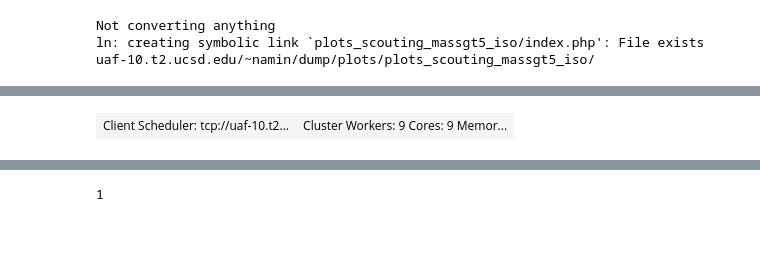
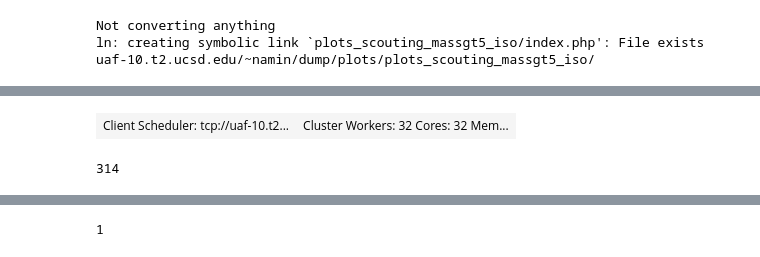
Before and after one commit to leonardogiannini/scouting, a Jupyter notebook: analysis/distributions_baseline.ipynb, the cells around one changed output, grey strips where cells are left out. Saved outputs shown, nothing was run; the diff lists cells and outputs as text; code cells hidden in the pictures.

```diff
--- a/analysis/distributions_baseline.ipynb
+++ b/analysis/distributions_baseline.ipynb
@@ -501,12 +469,16 @@ import utils
 # %%
 client = Client("uaf-10.t2.ucsd.edu:50123")
+client.restart()
 client
 # %% [output]
-| Client Scheduler: tcp://uaf-10.t2... | Cluster Workers: 9 Cores: 9 Memor... |
+| Client Scheduler: tcp://uaf-10.t2... | Cluster Workers: 32 Cores: 32 Mem... |
 # %%
 delayed_make_df = delayed(make_df)
 # %%
-chunks, total_events = utils.get_chunking_dask(tuple(fnames_data),500e3,client=client)
+fnames_data = glob.glob("/hadoop/cms/store/user/namin/ProjectMetis/ScoutingCaloMuon_Run2018skim_2018C_v4_unblind1fb_RAW_v7jets/*.root")
+chunks, total_events = utils.get_chunking_dask(tuple(fnames_data),200e3,client=client)
 len(chunks)
+# %% [output]
+314
 # %%
 meta = make_df(chunks[0][0],0,1000,bigrho=False)
```
Also changed, not shown: parts of 32 cells of this notebook.
